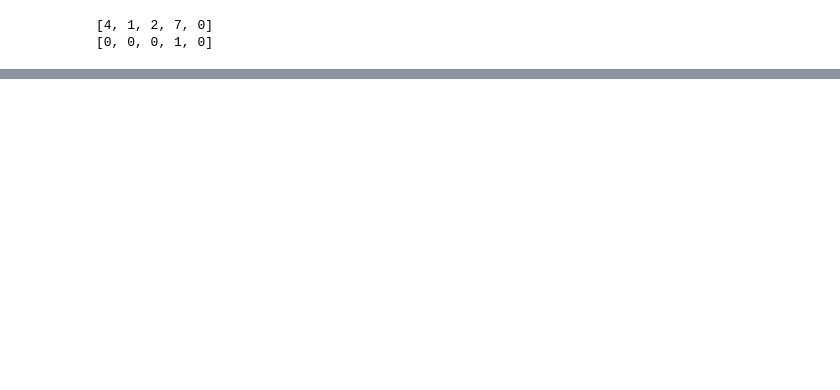
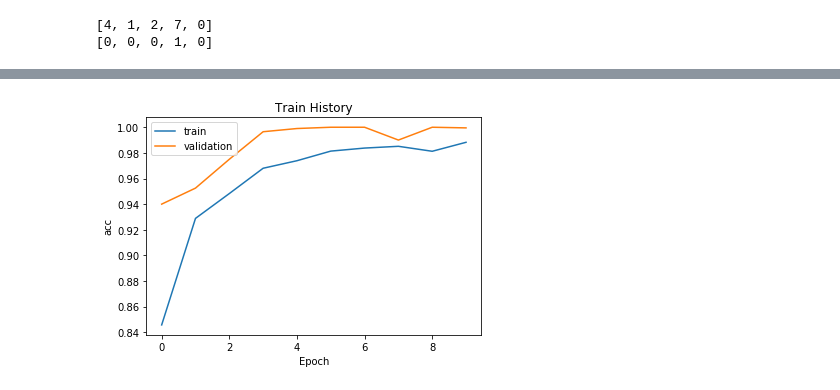
Before and after one commit to Aidan79225/NCTS-Hackathon, a Jupyter notebook: NCTS-Hackathon-CNN.ipynb, the cells around one changed output, grey strips where cells are left out. Saved outputs shown, nothing was run; the diff lists cells and outputs as text; code cells hidden in the pictures; blank space fills up the shorter version.

```diff
--- a/NCTS-Hackathon-CNN.ipynb
+++ b/NCTS-Hackathon-CNN.ipynb
@@ -36,0 +81,2 @@ y[:8]
+# %%
+model.add(Dense(2,activation='softmax'))
@@ -36,0 +103,4 @@ y[:8]
+# %%
+model.compile(loss='categorical_crossentropy',optimizer='adam', metrics=['accuracy'])
+# %%
+train_history=model.fit(x=np.array(x[:10000]),y=y_trainOneHot[:10000],validation_split=0.2,epochs=10,batch_size=300,verbose=2)
@@ -36,0 +125,14 @@ y[:8]
+# %%
+import matplotlib.pyplot as plt
+def show_train_history(train_history, train, validation):
+    plt.plot(train_history.history[train])
+    plt.plot(train_history.history[validation])
+    plt.title('Train History')
+    plt.ylabel(train)
+    plt.xlabel('Epoch')
+    plt.legend(['train','validation'],loc='upper left')
+    plt.show()
+# %%
+show_train_history(train_history,'acc', 'val_acc')
+# %% [output]
+[figure, added]
```
Also changed, not shown: parts of 25 cells of this notebook.
